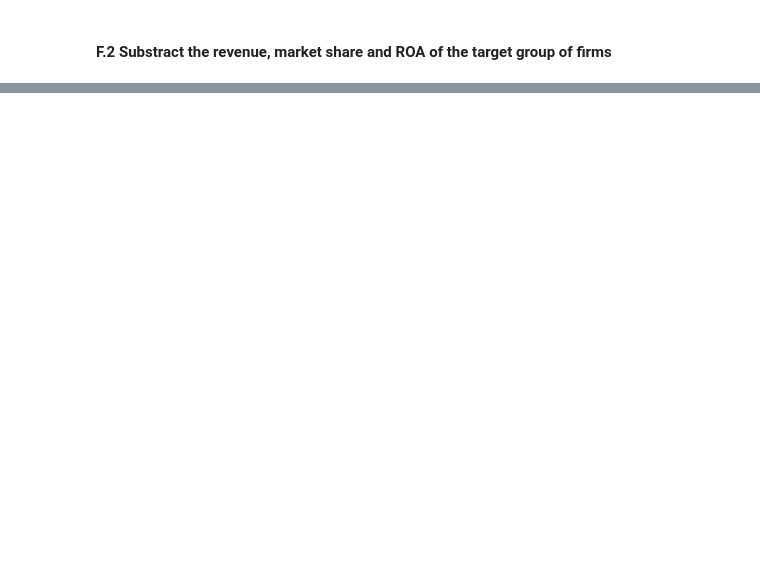
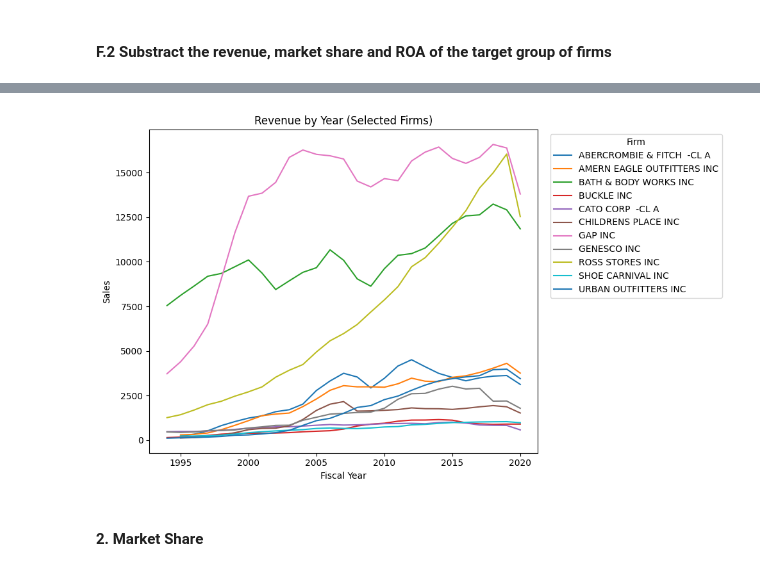
Before and after one commit to Yiling-Ji/BAIT508-Group12-Group-Project, a Jupyter notebook: Group Project.ipynb, the cells around one changed output, grey strips where cells are left out. Saved outputs shown, nothing was run; the diff lists cells and outputs as text; code cells hidden in the pictures; blank space fills up the shorter version.

```diff
--- a/Group Project.ipynb
+++ b/Group Project.ipynb
@@ -677,0 +750,9 @@ docsim.most_similar(firm = 4990, topn = 10)
+# %%
+# Create wide table of sales by firm and year
+rev_tbl = (
+    tf.pivot_table(index="fyear", columns="conm", values="sale", aggfunc="sum")
+    .sort_index()
+)
+rev_tbl.round(3)
+
+rev_tbl
@@ -677,0 +778,15 @@ docsim.most_similar(firm = 4990, topn = 10)
+# %%
+# Revenue Plot
+import matplotlib.pyplot as plt
+
+rev_tbl.plot(figsize=(10,6))
+plt.title("Revenue by Year (Selected Firms)")
+plt.xlabel("Fiscal Year")
+plt.ylabel("Sales")
+plt.legend(title="Firm", bbox_to_anchor=(1.02, 1), loc="upper left")
+plt.tight_layout()
+plt.show()
+# %% [output]
+[figure, added]
+# %% [markdown]
+#### 2. Market Share
```
Also changed, not shown: parts of 17 cells of this notebook.
